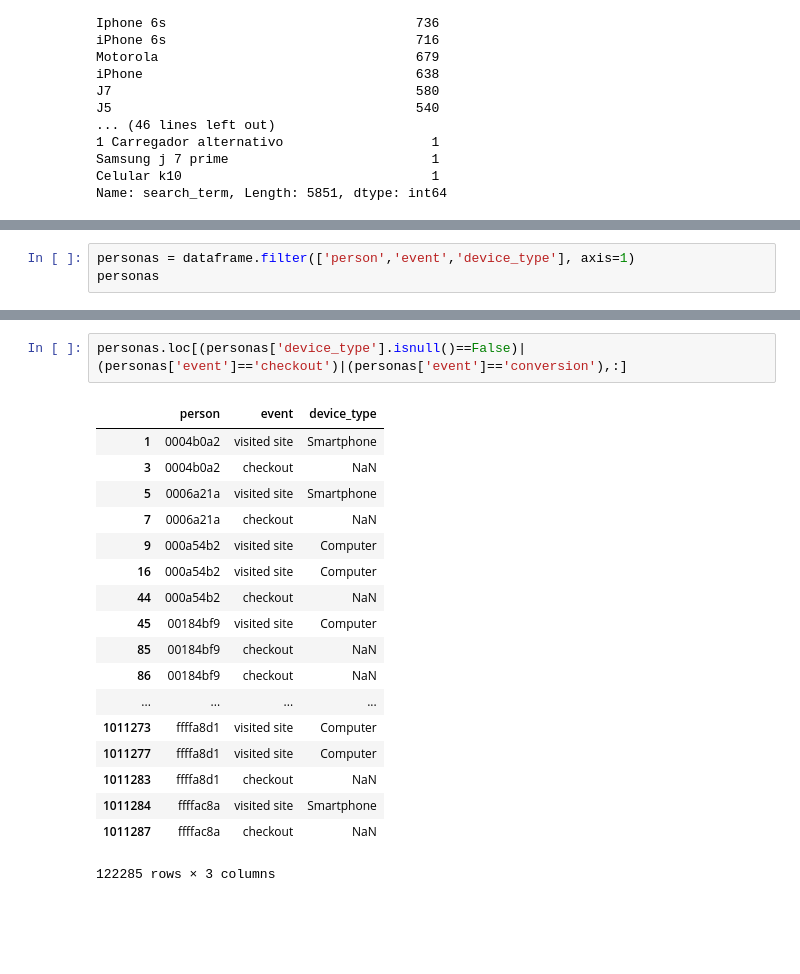
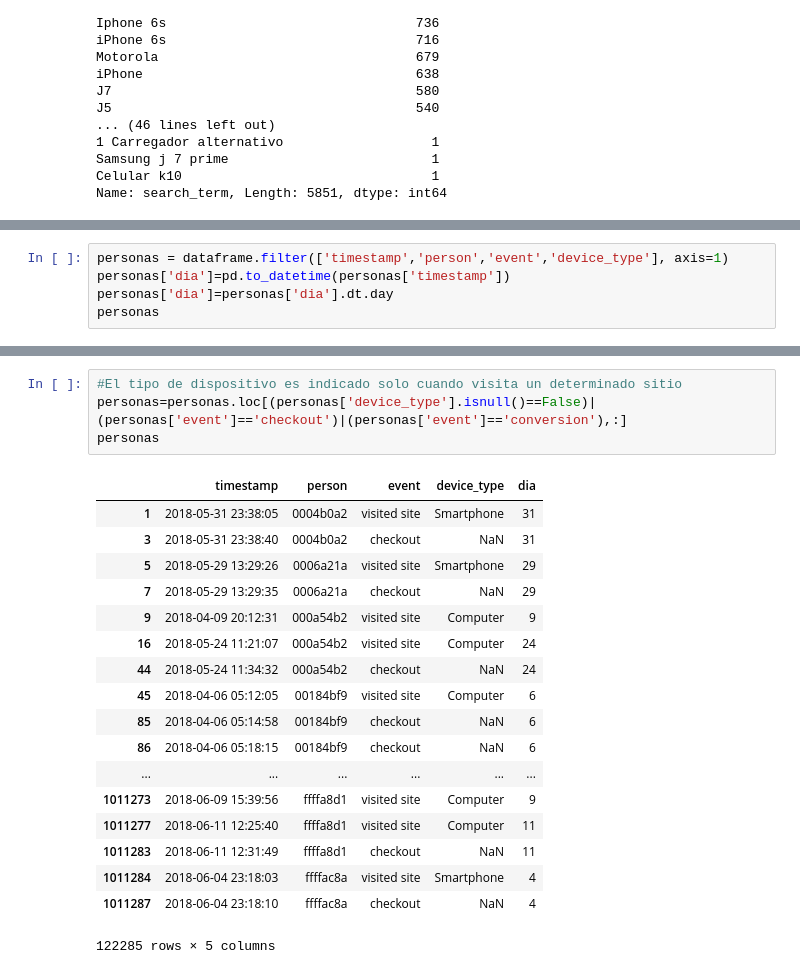
Before and after one commit to EugeniaFranchi/TP-Datos, a Jupyter notebook: TpDatos.ipynb, the cells around one changed output, grey strips where cells are left out. Cells and saved outputs as stored; diff of their text form; blank space fills up the shorter version.

```diff
--- a/TpDatos.ipynb
+++ b/TpDatos.ipynb
@@ -779,4 +781,6 @@ Name: search_term, Length: 5851, dtype: int64
 # %%
-personas = dataframe.filter(['person','event','device_type'], axis=1)
+personas = dataframe.filter(['timestamp','person','event','device_type'], axis=1)
+personas['dia']=pd.to_datetime(personas['timestamp'])
+personas['dia']=personas['dia'].dt.day
 personas
 # %% [output]
@@ -801,21 +805,23 @@ personas
 # %%
-personas.loc[(personas['device_type'].isnull()==False)|(personas['event']=='checkout')|(personas['event']=='conversion'),:]
+#El tipo de dispositivo es indicado solo cuando visita un determinado sitio
+personas=personas.loc[(personas['device_type'].isnull()==False)|(personas['event']=='checkout')|(personas['event']=='conversion'),:]
+personas
 # %% [output]
-|  | person | event | device_type |
-| 1 | 0004b0a2 | visited site | Smartphone |
-| 3 | 0004b0a2 | checkout | NaN |
-| 5 | 0006a21a | visited site | Smartphone |
-| 7 | 0006a21a | checkout | NaN |
-| 9 | 000a54b2 | visited site | Computer |
-| 16 | 000a54b2 | visited site | Computer |
-| 44 | 000a54b2 | checkout | NaN |
-| 45 | 00184bf9 | visited site | Computer |
-| 85 | 00184bf9 | checkout | NaN |
-| 86 | 00184bf9 | checkout | NaN |
-| ... | ... | ... | ... |
-| 1011273 | ffffa8d1 | visited site | Computer |
-| 1011277 | ffffa8d1 | visited site | Computer |
-| 1011283 | ffffa8d1 | checkout | NaN |
-| 1011284 | ffffac8a | visited site | Smartphone |
-| 1011287 | ffffac8a | checkout | NaN |
+|  | timestamp | person | event | device_type | dia |
+| 1 | 2018-05-31 23:38:05 | 0004b0a2 | visited site | Smartphone | 31 |
+| 3 | 2018-05-31 23:38:40 | 0004b0a2 | checkout | NaN | 31 |
+| 5 | 2018-05-29 13:29:26 | 0006a21a | visited site | Smartphone | 29 |
+| 7 | 2018-05-29 13:29:35 | 0006a21a | checkout | NaN | 29 |
+| 9 | 2018-04-09 20:12:31 | 000a54b2 | visited site | Computer | 9 |
+| 16 | 2018-05-24 11:21:07 | 000a54b2 | visited site | Computer | 24 |
+| 44 | 2018-05-24 11:34:32 | 000a54b2 | checkout | NaN | 24 |
+| 45 | 2018-04-06 05:12:05 | 00184bf9 | visited site | Computer | 6 |
+| 85 | 2018-04-06 05:14:58 | 00184bf9 | checkout | NaN | 6 |
+| 86 | 2018-04-06 05:18:15 | 00184bf9 | checkout | NaN | 6 |
+| ... | ... | ... | ... | ... | ... |
+| 1011273 | 2018-06-09 15:39:56 | ffffa8d1 | visited site | Computer | 9 |
+| 1011277 | 2018-06-11 12:25:40 | ffffa8d1 | visited site | Computer | 11 |
+| 1011283 | 2018-06-11 12:31:49 | ffffa8d1 | checkout | NaN | 11 |
+| 1011284 | 2018-06-04 23:18:03 | ffffac8a | visited site | Smartphone | 4 |
+| 1011287 | 2018-06-04 23:18:10 | ffffac8a | checkout | NaN | 4 |
-122285 rows × 3 columns
+122285 rows × 5 columns
```
Also changed, not shown: parts of 9 cells of this notebook.
